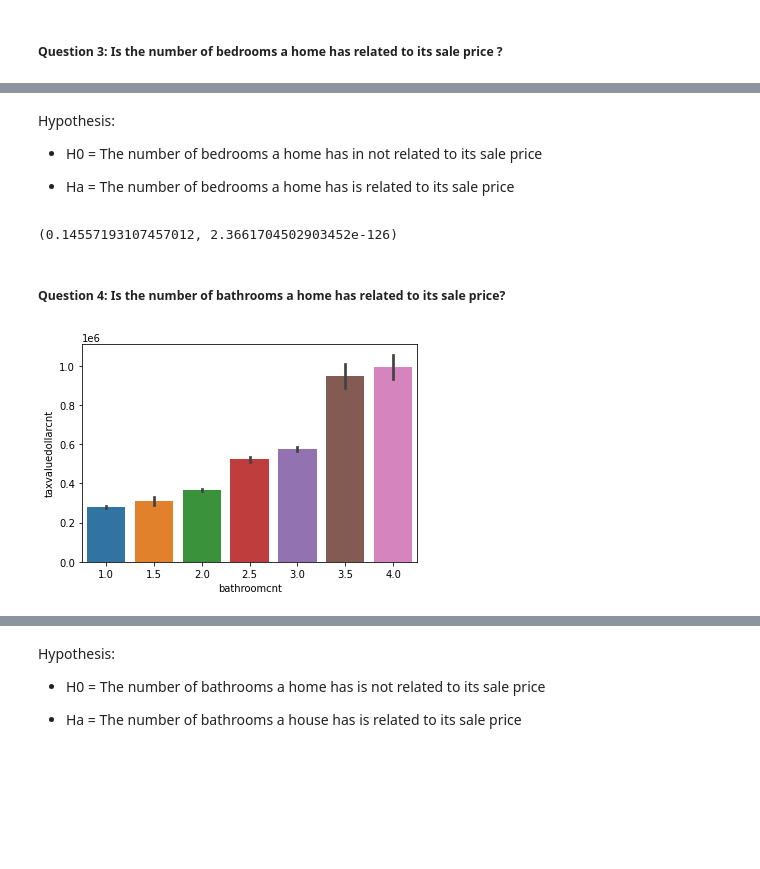
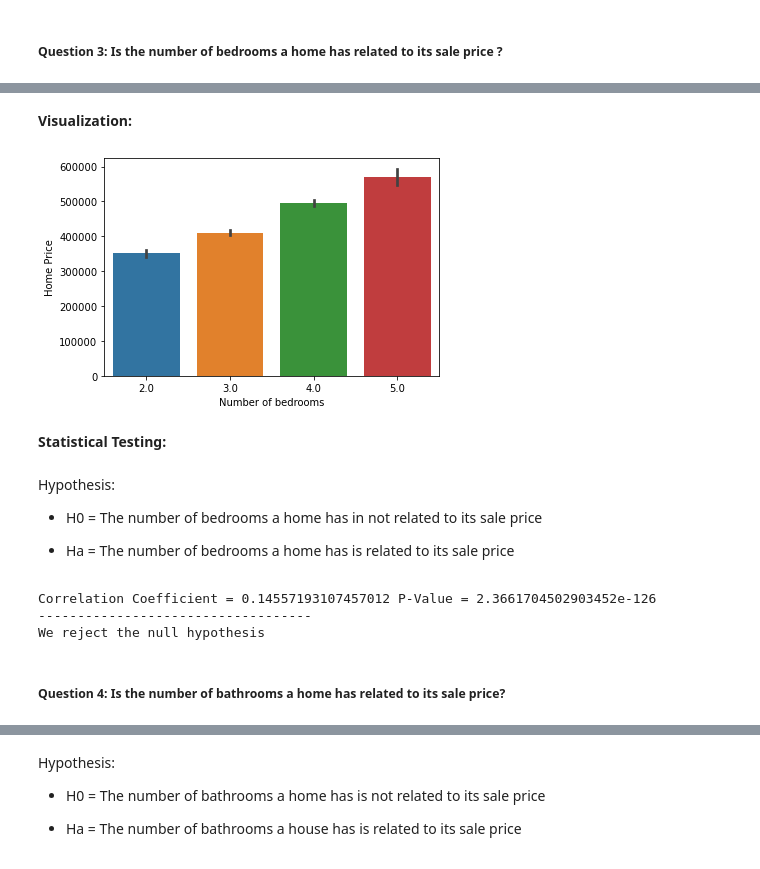
Before and after one commit to NSharick/regression-project, a Jupyter notebook: final_report_regression_project.ipynb, the cells around one changed output, grey strips where cells are left out. Saved outputs shown, nothing was run; the diff lists cells and outputs as text; code cells hidden in the pictures; blank space fills up the shorter version.

```diff
--- a/final_report_regression_project.ipynb
+++ b/final_report_regression_project.ipynb
@@ -109,19 +136,39 @@ plt.show()
+# %% [markdown]
+**Visualization:**
+# %%
+#plot the varibles in a barplot using seaborn
+sns.barplot(x='bedroomcnt', y='taxvaluedollarcnt', data=train)
+#create a x axis label
+plt.xlabel('Number of bedrooms')
+#create a y axis label
+plt.ylabel('Home Price')
+#output the visualization
+plt.show()
+# %% [output]
+[figure, added]
+# %% [markdown]
+**Statistical Testing:**
 # %% [markdown]
 Hypothesis:
 - H0 = The number of bedrooms a home has in not related to its sale price
 
 - Ha = The number of bedrooms a home has is related to its sale price
-# %%
-x = train.bedroomcnt
-y = train.taxvaluedollarcnt
-corr, p = stats.pearsonr(x, y)
-corr, p
-# %% [output]
-(0.14557193107457012, 2.3661704502903452e-126)
+# %%
+#assign an alpha value
+alpha = 0.01
+#assign the x and y variables from the train dataset
+x = train.bedroomcnt
+y = train.taxvaluedollarcnt
+#run a pearson r correlation test
+corr, p = stats.pearsonr(x, y)
+#output the results of the test
+print(f'Correlation Coefficient = {corr} P-Value = {p}')
+print('-----------------------------------')
+if p < alpha:
+    print('We reject the null hypothesis')
+# %% [output]
+Correlation Coefficient = 0.14557193107457012 P-Value = 2.3661704502903452e-126
+-----------------------------------
+We reject the null hypothesis
 # %% [markdown]
 ##### Question 4: Is the number of bathrooms a home has related to its sale price?
-# %%
-sns.barplot(x='bathroomcnt', y='taxvaluedollarcnt', data=train)
-plt.show()
-# %% [output]
-[figure, removed]
```
Also changed, not shown: parts of 41 cells of this notebook.
